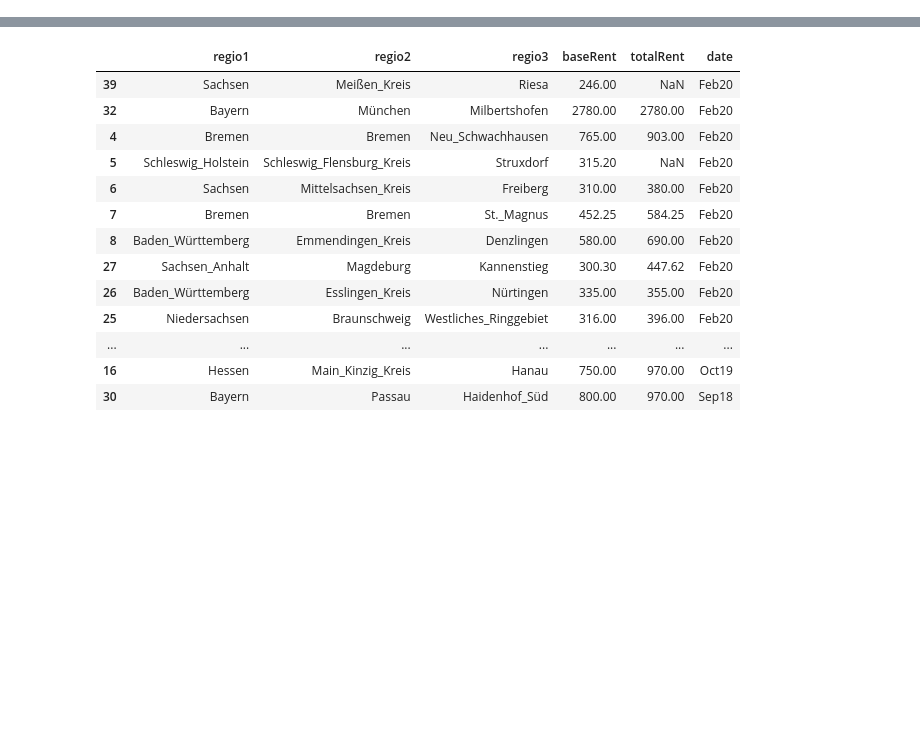
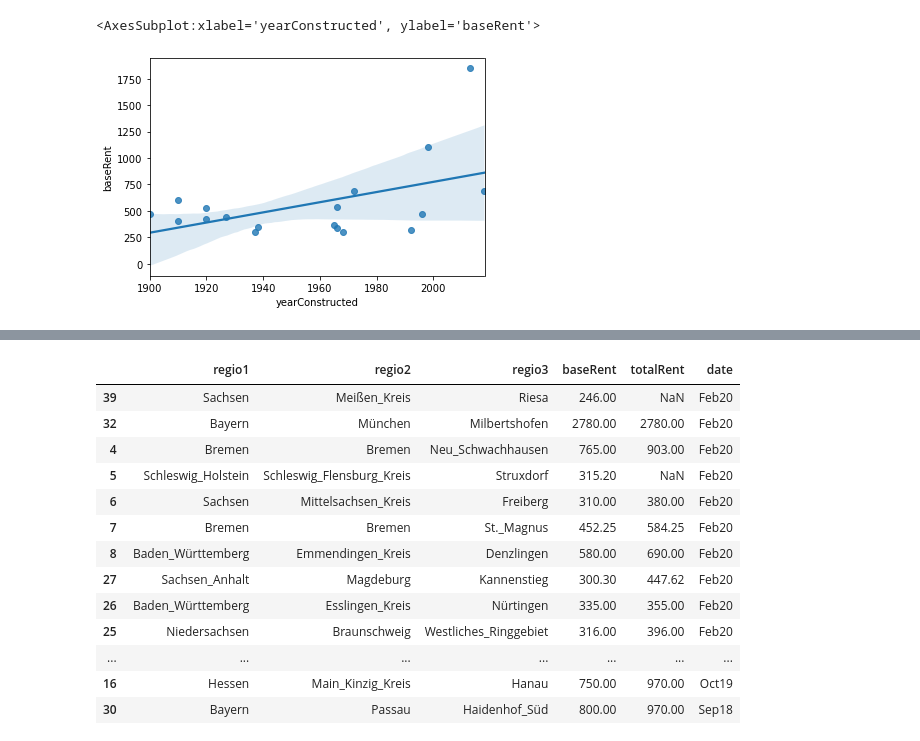
Before and after one commit to yuenfu001/Germany-EDA, a Jupyter notebook: EDA.ipynb, the cells around one changed output, grey strips where cells are left out. Cells and saved outputs as stored; diff of their text form; code cells hidden in the pictures; blank space fills up the shorter version.

```diff
--- a/EDA.ipynb
+++ b/EDA.ipynb
@@ -15,0 +16,6 @@ df.head()
+# %%
+SLR_df = df[["yearConstructed","baseRent"]].sample(20, random_state = 2)
+sns.regplot(x="yearConstructed",y="baseRent",data=SLR_df)
+# %% [output]
+<AxesSubplot:xlabel='yearConstructed', ylabel='baseRent'>
+[figure, added]
```
Also changed, not shown: parts of 18 cells of this notebook.
